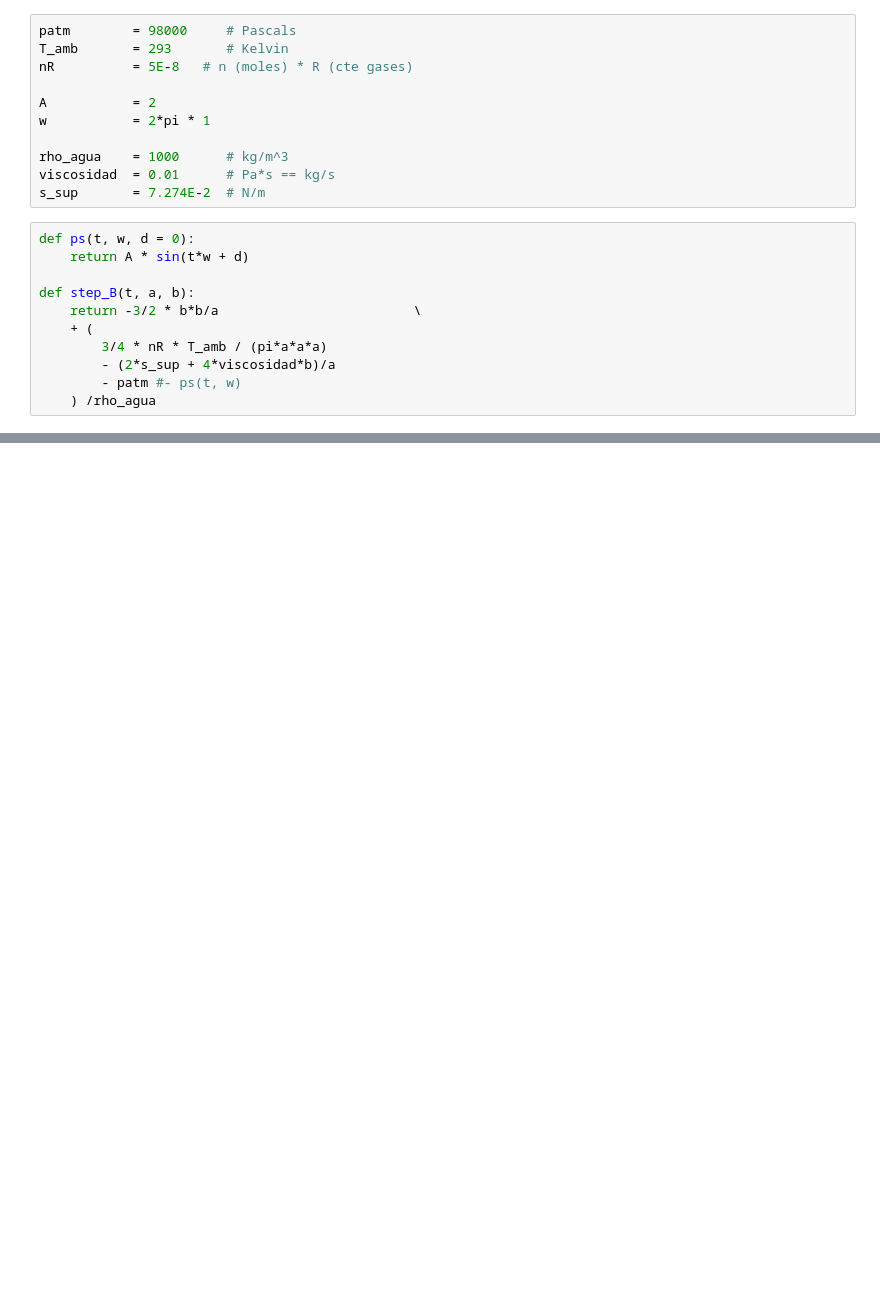
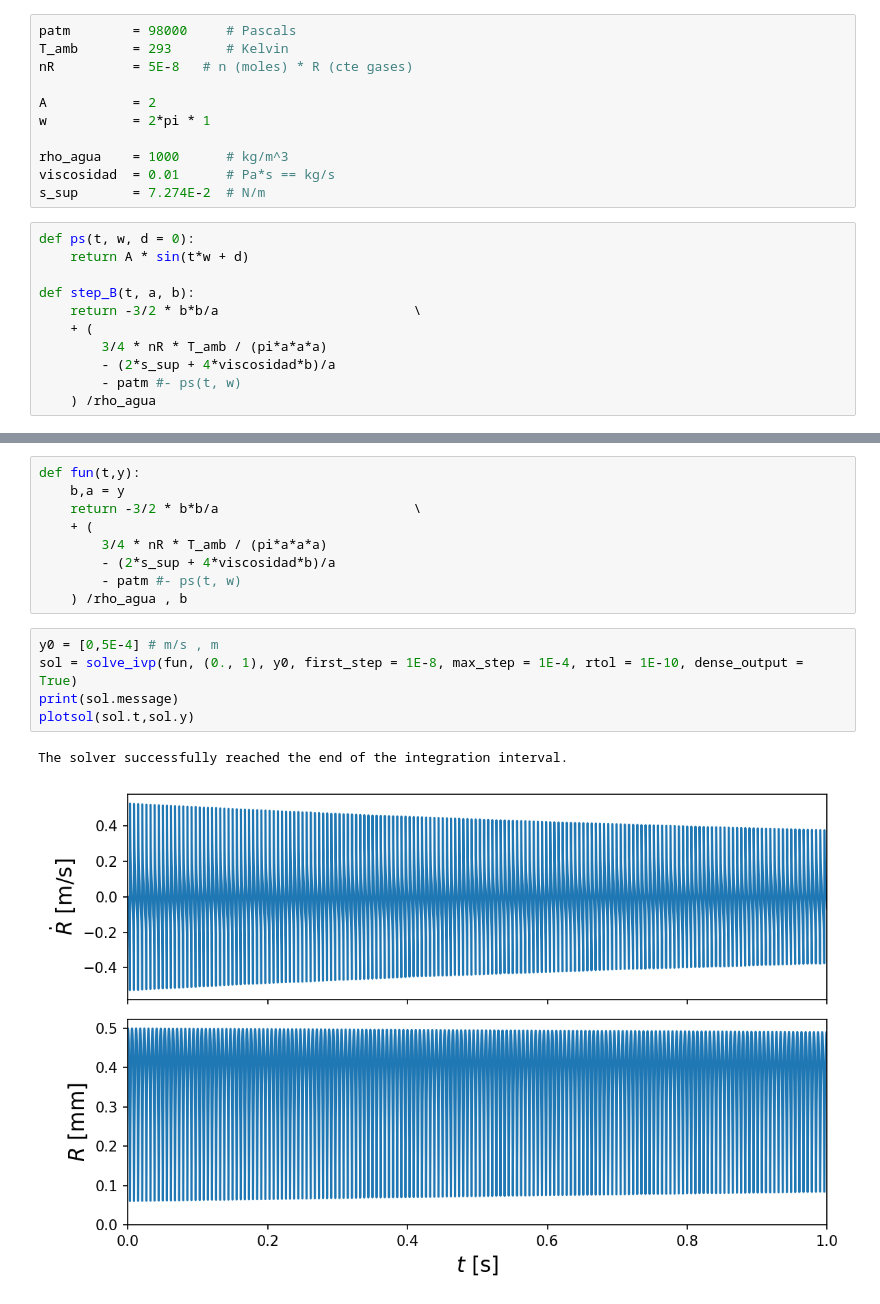
Before and after one commit to coNimaTo/Investigacion-I, a Jupyter notebook: Frinos.ipynb, the cells around one changed output, grey strips where cells are left out. Cells and saved outputs as stored; diff of their text form; blank space fills up the shorter version.

```diff
--- a/Frinos.ipynb
+++ b/Frinos.ipynb
@@ -42,0 +58,17 @@ plt.plot(a[::1000])
+# %%
+def fun(t,y):
+    b,a = y
+    return -3/2 * b*b/a                         \
+    + (
+        3/4 * nR * T_amb / (pi*a*a*a)
+        - (2*s_sup + 4*viscosidad*b)/a
+        - patm #- ps(t, w)
+    ) /rho_agua , b
+# %%
+y0 = [0,5E-4] # m/s , m
+sol = solve_ivp(fun, (0., 1), y0, first_step = 1E-8, max_step = 1E-4, rtol = 1E-10, dense_output = True)
+print(sol.message)
+plotsol(sol.t,sol.y)
+# %% [output]
+The solver successfully reached the end of the integration interval.
+[figure, added]
```
Also changed, not shown: parts of 4 cells of this notebook, 1 other file.
